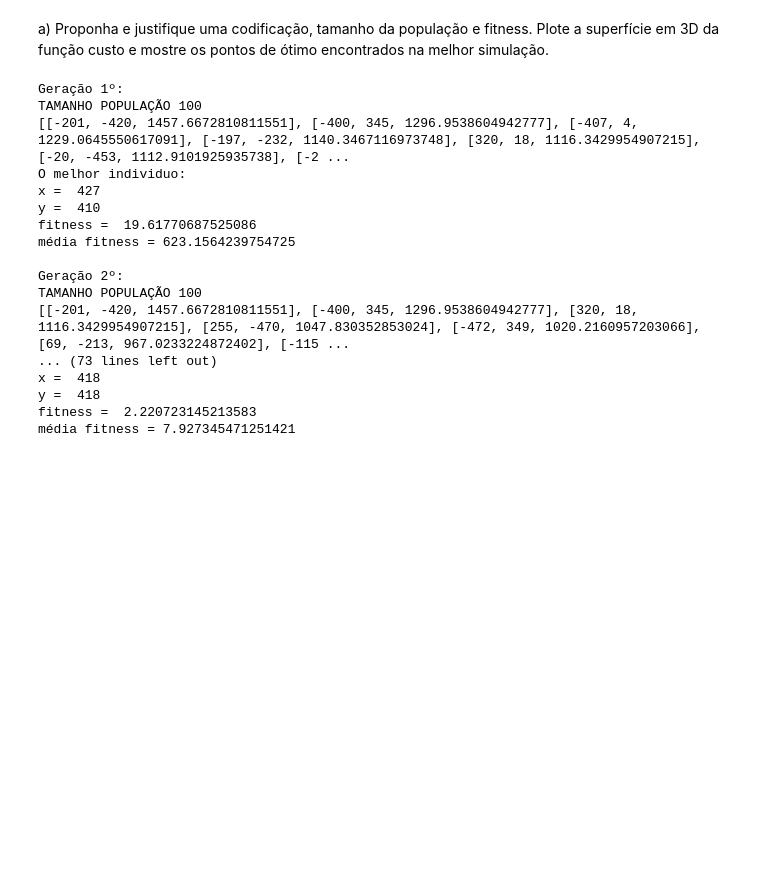
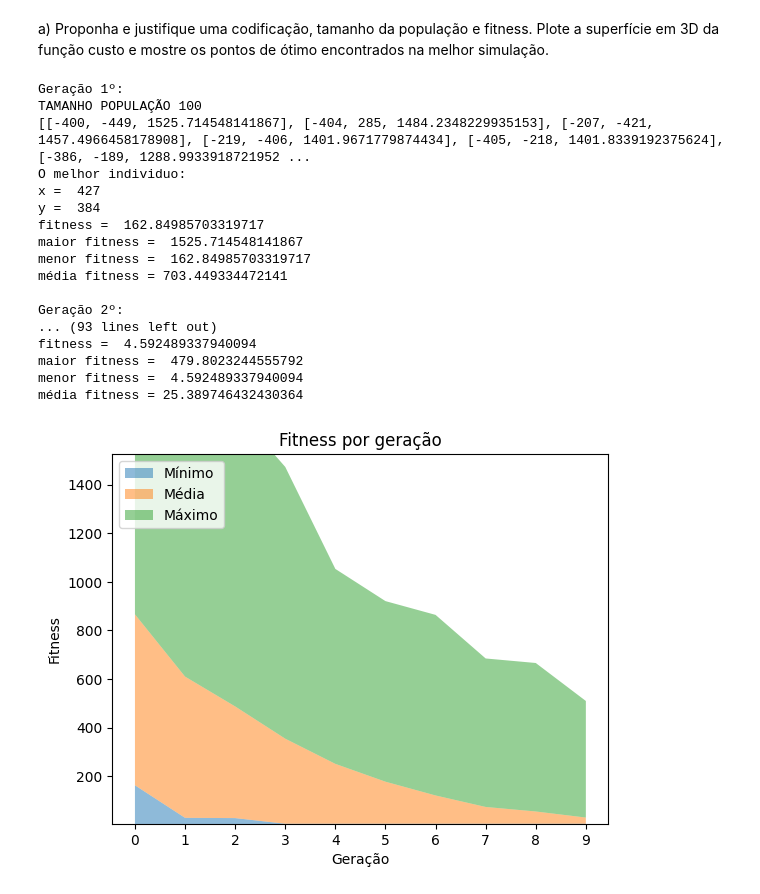
Before and after one commit to aasjunior/ldm_algoritmo_genetico, a Jupyter notebook: trabalho_ag 1.ipynb, the cells around one changed output. Drawn from its saved outputs; the diff is of its cells as text; code cells hidden in the pictures; blank space fills up the shorter version.

Commit message:
v1: plot avg, min e max fitness

```diff
--- a/trabalho_ag 1.ipynb
+++ b/trabalho_ag 1.ipynb
@@ -17,6 +20,9 @@ class GeneticAlgorithm:
 
         self.population = self.init_population()
         self.childrens = []
+        self.fitness_avgs = []
+        self.fitness_max = []
+        self.fitness_min = []
 
     def evaluate(self, x, y):
         return self.fitness(x, y)
@@ -132,6 +138,9 @@ class GeneticAlgorithm:
 
     def check_individual_best(self):
         pos_best = len(self.population) - 1
+        avg = self.avg_fitness()
+        max_fit = max(self.population, key=lambda x:x[2])[2]
+        min_fit = min(self.population, key=lambda x:x[2])[2]
 
         print(f'TAMANHO POPULAÇÃO {len(self.population)}')
         print(self.population)
@@ -139,9 +148,15 @@ class GeneticAlgorithm:
         print('x = ', self.population[pos_best][0])
         print('y = ', self.population[pos_best][1])
         print('fitness = ', self.population[pos_best][2])
-        print(f'média fitness = {self.media_fitness()}\n')
+        print('maior fitness = ', max_fit)
+        print('menor fitness = ', min_fit)
+        print(f'média fitness = {avg}\n')
 
-    def media_fitness(self):
+        self.fitness_avgs.append(avg)
+        self.fitness_max.append(max_fit)
+        self.fitness_min.append(min_fit)
+
+    def avg_fitness(self):
         sum_fitness = sum(individual[2] for individual in self.population)
 
         return sum_fitness / len(self.population)
@@ -162,6 +177,21 @@ class GeneticAlgorithm:
 
             self.check_individual_best()
             count_generations += 1
+# %%
+def plot_fitness(data_avg, data_max, data_min):
+    plt.xticks(np.arange(len(data_avg)))
+
+    plt.stackplot(range(len(data_avg)), data_min, data_avg, data_max,
+                  labels=['Mínimo','Média','Máximo'], alpha=0.5)
+
+    plt.title('Fitness por geração')
+    plt.xlabel('Geração')
+    plt.ylabel('Fitness')
+    plt.legend(loc='upper left')
+
+    plt.ylim(min(data_min), max(data_max))
+
+    plt.show()
 # %% [markdown]
 ## 1ª Versão:
 # %% [markdown]
@@ -180,22 +210,29 @@ def modulo(x):
 # %%
 algorithm = GeneticAlgorithm(size=100, n_childrens=70, n_generations=10, mutation=1, interval=[-500, 500], fitness=fitness_v1, for_max=False)
 
 algorithm.init()
+
+data_avg = algorithm.fitness_avgs
+data_max = algorithm.fitness_max
+data_min = algorithm.fitness_min
+
+plot_fitness(data_avg, data_max, data_min)
 # %% [output]
 Geração 1º:
 TAMANHO POPULAÇÃO 100
-[[-201, -420, 1457.6672810811551], [-400, 345, 1296.9538604942777], [-407, 4, 1229.0645550617091], [-197, -232, 1140.3467116973748], [320, 18, 1116.3429954907215], [-20, -453, 1112.9101925935738], [-2 ...
+[[-400, -449, 1525.714548141867], [-404, 285, 1484.2348229935153], [-207, -421, 1457.4966458178908], [-219, -406, 1401.9671779874434], [-405, -218, 1401.8339192375624], [-386, -189, 1288.9933918721952 ...
 O melhor individuo:
 x =  427
-y =  410
-fitness =  19.61770687525086
-média fitness = 623.1564239754725
+y =  384
+fitness =  162.84985703319717
+maior fitness =  1525.714548141867
+menor fitness =  162.84985703319717
+média fitness = 703.449334472141
 
 Geração 2º:
-TAMANHO POPULAÇÃO 100
-[[-201, -420, 1457.6672810811551], [-400, 345, 1296.9538604942777], [320, 18, 1116.3429954907215], [255, -470, 1047.830352853024], [-472, 349, 1020.2160957203066], [69, -213, 967.0233224872402], [-115 ...
-... (73 lines left out)
-x =  418
-y =  418
-fitness =  2.220723145213583
-média fitness = 7.927345471251421
+... (93 lines left out)
+fitness =  4.592489337940094
+maior fitness =  479.8023244555792
+menor fitness =  4.592489337940094
+média fitness = 25.389746432430364
+[figure, added]
```
Also changed, not shown: parts of 1 cell of this notebook.
